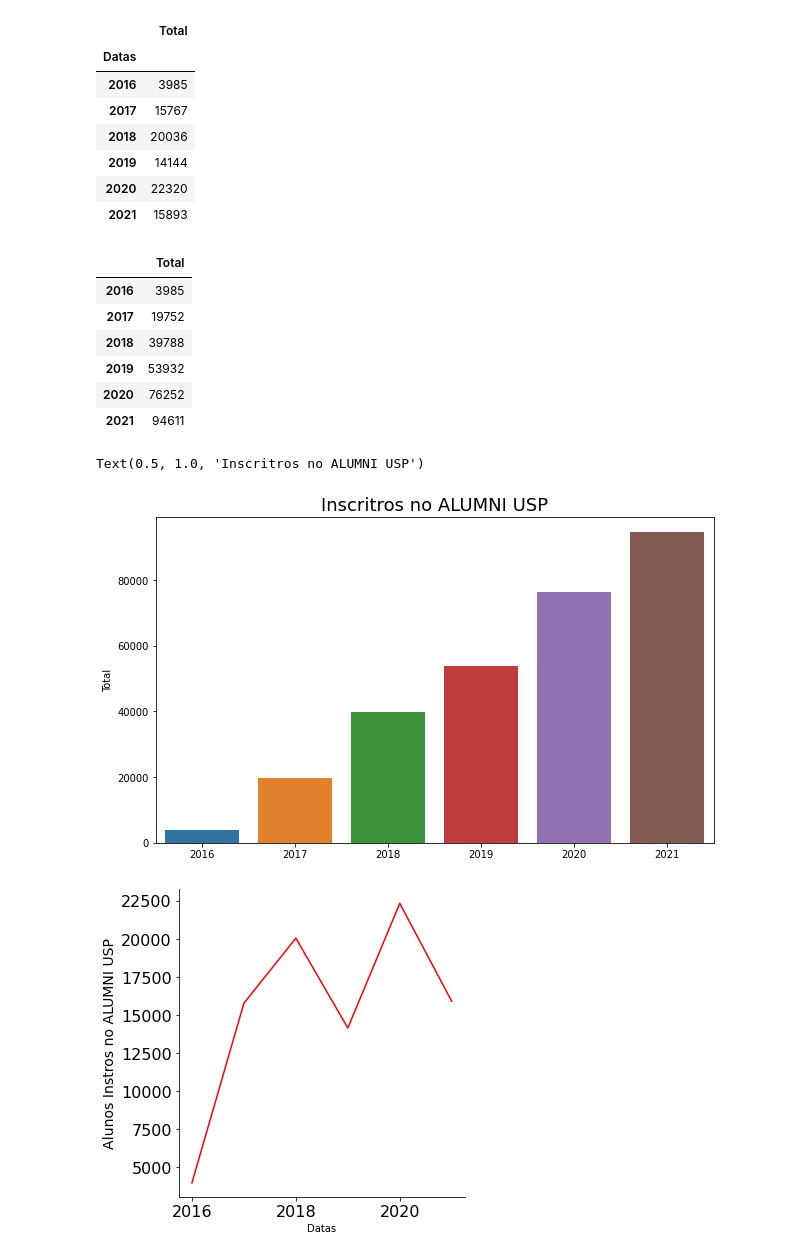
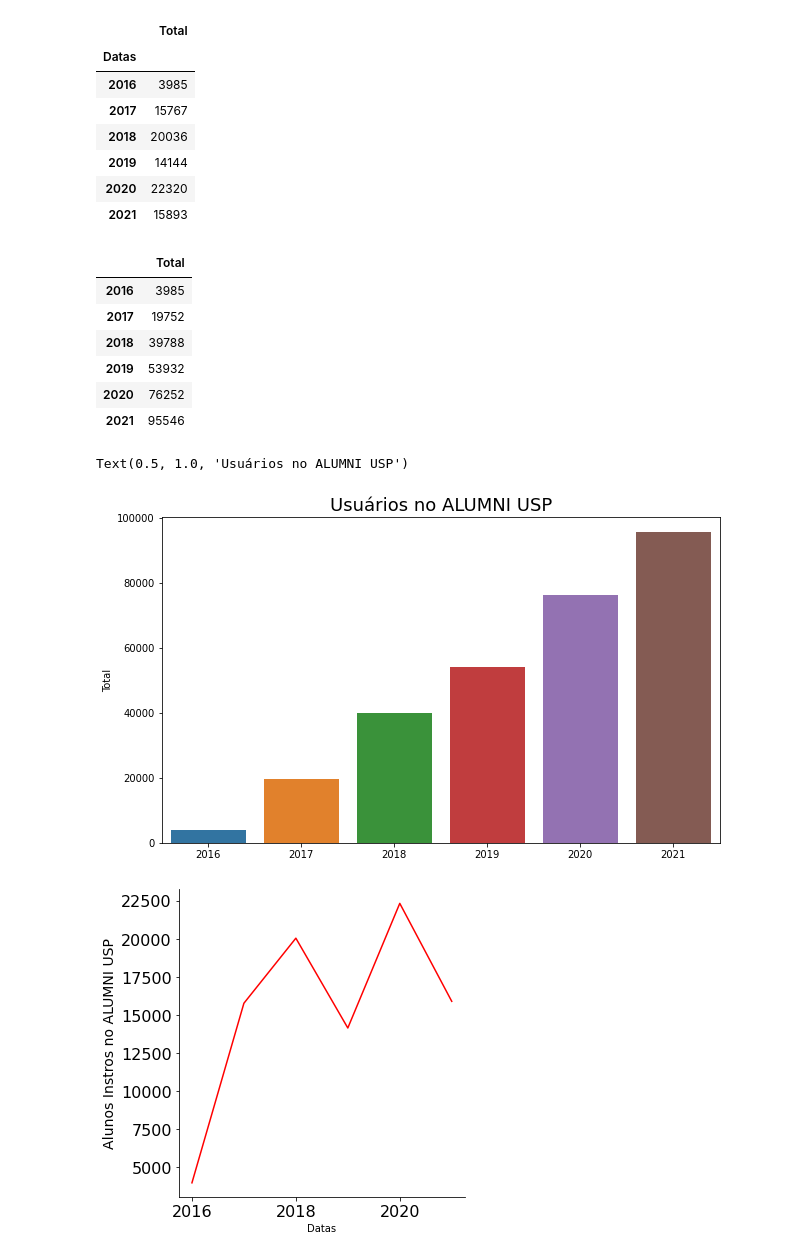
Before and after one commit to gustavo-ifusp/alumni_usp, a Jupyter notebook: alumni_evolucao_cadastros_notebook_2021.ipynb, the cells around one changed output. Saved outputs shown, nothing was run; the diff lists cells and outputs as text; code cells hidden in the pictures.

```diff
--- a/alumni_evolucao_cadastros_notebook_2021.ipynb
+++ b/alumni_evolucao_cadastros_notebook_2021.ipynb
@@ -97,7 +94,7 @@ evol
 | 2020 | 22320 |
 | 2021 | 15893 |
 # %%
-evol = pd.DataFrame([[3985],[19752],[39788],[53932],[76252],[94611]], columns=['Total'], index=["2016", "2017","2018","2019","2020","2021"])
+evol = pd.DataFrame([[3985],[19752],[39788],[53932],[76252],[95546]], columns=['Total'], index=["2016", "2017","2018","2019","2020","2021"])
 evol
 # %% [output]
 |  | Total |
@@ -106,14 +103,14 @@ evol
 | 2018 | 39788 |
 | 2019 | 53932 |
 | 2020 | 76252 |
-| 2021 | 94611 |
+| 2021 | 95546 |
 # %%
 plt.figure(figsize=(10, 6))
 sns.barplot(data=evol, x=evol.index, y='Total')
-plt.title('Inscritros no ALUMNI USP', fontsize=18)
+plt.title('Usuários no ALUMNI USP', fontsize=18)
 # %% [output]
-Text(0.5, 1.0, 'Inscritros no ALUMNI USP')
+Text(0.5, 1.0, 'Usuários no ALUMNI USP')
-[figure, old version]
+[figure, new version]
 # %%
 sns.relplot(data=evol, x=evol.index, y='Total',  kind="line", color="r")
 plt.ylabel('Alunos Instros no ALUMNI USP', fontsize=14)
```
Also changed, not shown: parts of 16 cells of this notebook.
